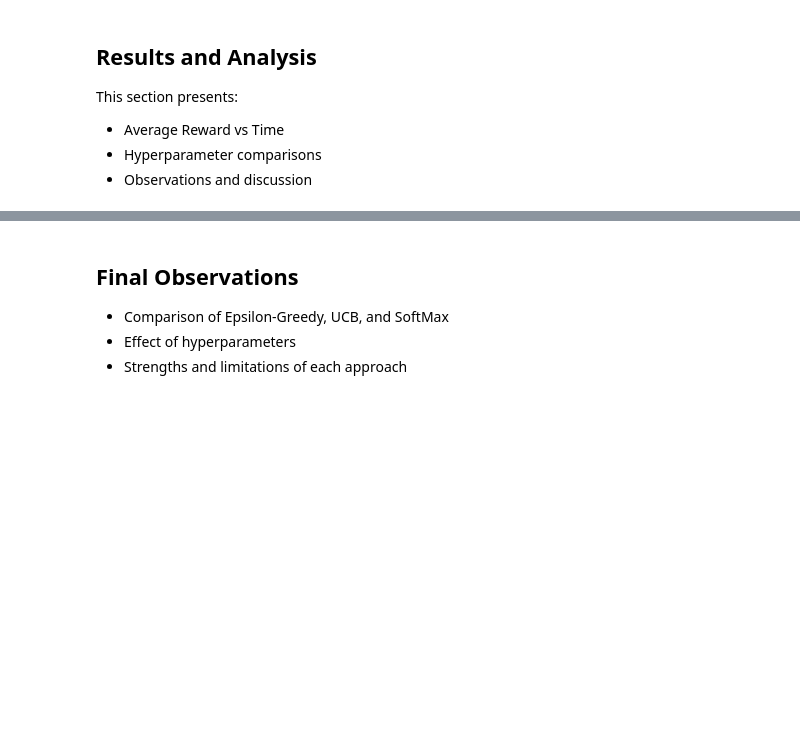
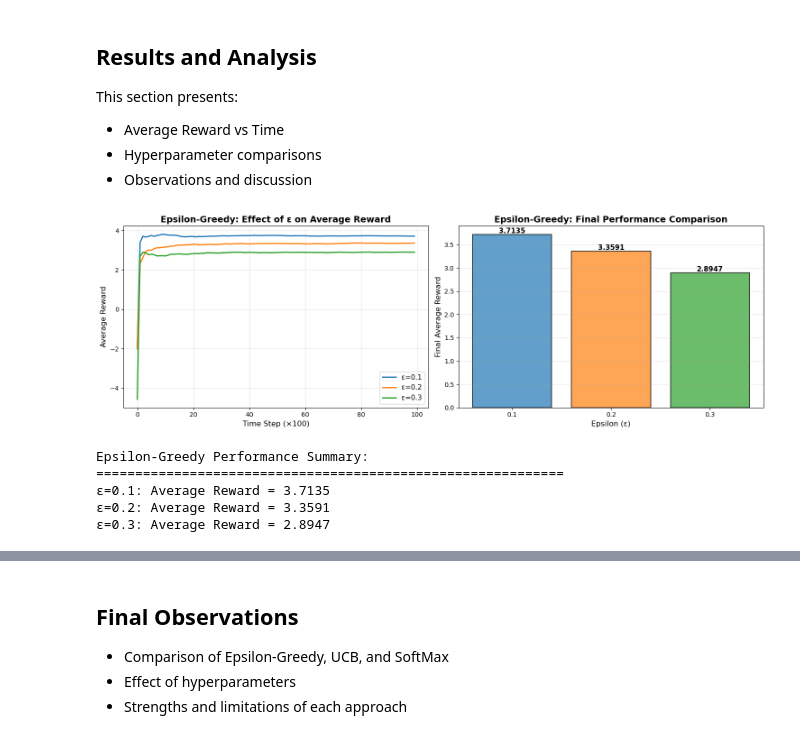
Before and after one commit to Lipi266/lab3-contextual-bandit, a Jupyter notebook: lab3_results_u20230097.ipynb, the cells around one changed output, grey strips where cells are left out. Saved outputs shown, nothing was run; the diff lists cells and outputs as text; code cells hidden in the pictures; blank space fills up the shorter version.

```diff
--- a/lab3_results_u20230097.ipynb
+++ b/lab3_results_u20230097.ipynb
@@ -311,6 +385,10 @@ weighted avg       0.90      0.90      0.90       400
 
 The sampler is initialized using the student's roll number `i`.
 Rewards are obtained using `sampler.sample(j)`.
+# %%
+# Roll number - U20230097
+ROLL_NO = 97
+reward_sampler = sampler(ROLL_NO)
 # %% [markdown]
 ## Arm Mapping
 
@@ -344,3 +721,60 @@ This section presents:
 - Average Reward vs Time
 - Hyperparameter comparisons
 - Observations and discussion
+# %%
+# Calculate cumulative average rewards
+def calculate_cumulative_average(rewards_list):
+    """Calculate cumulative average of rewards"""
+    cumsum = np.cumsum(rewards_list)
+    return cumsum / np.arange(1, len(rewards_list) + 1)
+# %%
+# Comparing different Epsilon values:
+
+fig, axes = plt.subplots(1, 2, figsize=(15, 5))
+
+# Plot 1: Average rewards across all contexts over time
+ax = axes[0]
+for eps in epsilon_values:
+    total_rewards = epsilon_results[eps]['total_rewards']
+    cum_avg = calculate_cumulative_average(total_rewards)
+    # Plot every 100th point for clarity
+    ax.plot(cum_avg[::100], label=f'ε={eps}', linewidth=2)
+
+ax.set_xlabel('Time Step (×100)', fontsize=12)
+ax.set_ylabel('Average Reward', fontsize=12)
+ax.set_title('Epsilon-Greedy: Effect of ε on Average Reward', fontsize=14, fontweight='bold')
+ax.legend(fontsize=11)
+ax.grid(True, alpha=0.3)
+
+# Plot 2: Final average rewards
+ax = axes[1]
+final_avg_rewards = [np.mean(epsilon_results[eps]['total_rewards']) for eps in epsilon_values]
+bars = ax.bar([str(eps) for eps in epsilon_values], final_avg_rewards,
+              color=['#1f77b4', '#ff7f0e', '#2ca02c'], alpha=0.7, edgecolor='black', linewidth=1.5)
+ax.set_xlabel('Epsilon (ε)', fontsize=12)
+ax.set_ylabel('Final Average Reward', fontsize=12)
+ax.set_title('Epsilon-Greedy: Final Performance Comparison', fontsize=14, fontweight='bold')
+ax.grid(True, axis='y', alpha=0.3)
+
+# Add value labels on bars
+for bar, val in zip(bars, final_avg_rewards):
+    height = bar.get_height()
+    ax.text(bar.get_x() + bar.get_width()/2., height,
+            f'{val:.4f}', ha='center', va='bottom', fontsize=11, fontweight='bold')
+
+plt.tight_layout()
+plt.show()
+
+# Print summary
+print("\nEpsilon-Greedy Performance Summary:")
+print("="*60)
+for eps in epsilon_values:
+    avg_reward = np.mean(epsilon_results[eps]['total_rewards'])
+    print(f"ε={eps}: Average Reward = {avg_reward:.4f}")
+# %% [output]
+[figure, added]
+Epsilon-Greedy Performance Summary:
+============================================================
+ε=0.1: Average Reward = 3.7135
+ε=0.2: Average Reward = 3.3591
+ε=0.3: Average Reward = 2.8947
```
Also changed, not shown: parts of 26 cells of this notebook, 3 other files.
